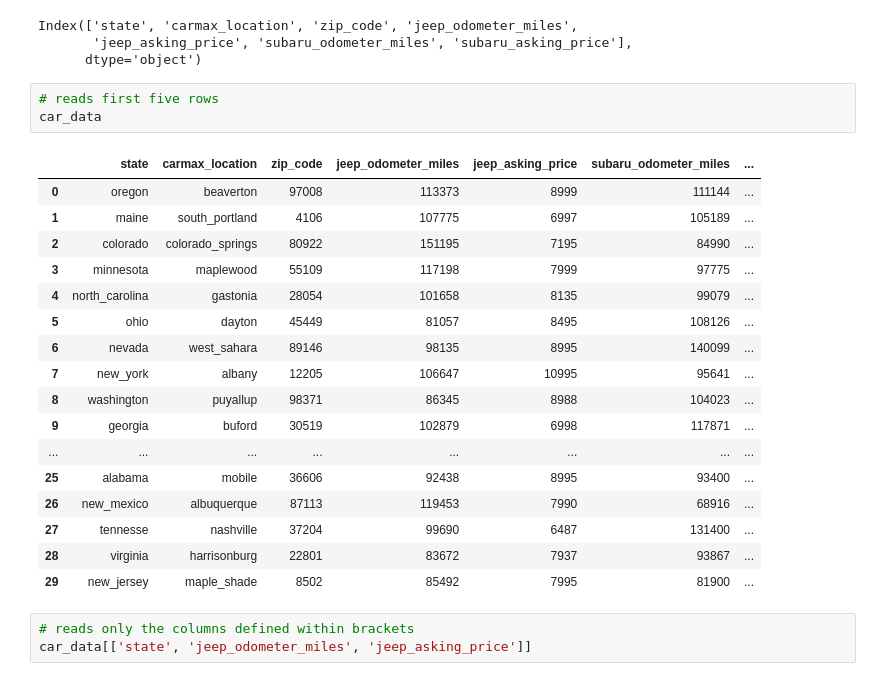
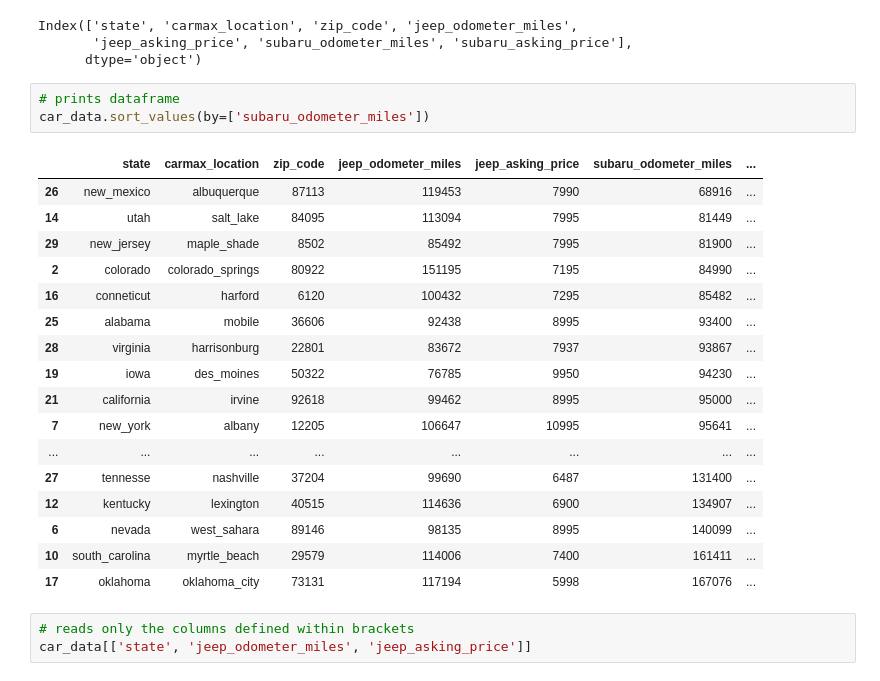
Before and after one commit to djdebonis/jeep_subaru, a Jupyter notebook: jeepsubaruanalysis.ipynb, the cells around one changed output. Saved outputs shown, nothing was run; the diff lists cells and outputs as text.

```diff
--- a/jeepsubaruanalysis.ipynb
+++ b/jeepsubaruanalysis.ipynb
@@ -31,27 +31,27 @@ car_data.columns
 Index(['state', 'carmax_location', 'zip_code', 'jeep_odometer_miles',
        'jeep_asking_price', 'subaru_odometer_miles', 'subaru_asking_price'],
       dtype='object')
-# %%
-# reads first five rows
-car_data
-# %% [output]
-|  | state | carmax_location | zip_code | jeep_odometer_miles | jeep_asking_price | subaru_odometer_miles | ... |
-| 0 | oregon | beaverton | 97008 | 113373 | 8999 | 111144 | ... |
-| 1 | maine | south_portland | 4106 | 107775 | 6997 | 105189 | ... |
-| 2 | colorado | colorado_springs | 80922 | 151195 | 7195 | 84990 | ... |
-| 3 | minnesota | maplewood | 55109 | 117198 | 7999 | 97775 | ... |
-| 4 | north_carolina | gastonia | 28054 | 101658 | 8135 | 99079 | ... |
-| 5 | ohio | dayton | 45449 | 81057 | 8495 | 108126 | ... |
-| 6 | nevada | west_sahara | 89146 | 98135 | 8995 | 140099 | ... |
-| 7 | new_york | albany | 12205 | 106647 | 10995 | 95641 | ... |
-| 8 | washington | puyallup | 98371 | 86345 | 8988 | 104023 | ... |
-| 9 | georgia | buford | 30519 | 102879 | 6998 | 117871 | ... |
-| ... | ... | ... | ... | ... | ... | ... | ... |
-| 25 | alabama | mobile | 36606 | 92438 | 8995 | 93400 | ... |
-| 26 | new_mexico | albuquerque | 87113 | 119453 | 7990 | 68916 | ... |
-| 27 | tennesse | nashville | 37204 | 99690 | 6487 | 131400 | ... |
-| 28 | virginia | harrisonburg | 22801 | 83672 | 7937 | 93867 | ... |
-| 29 | new_jersey | maple_shade | 8502 | 85492 | 7995 | 81900 | ... |
+# %%
+# prints dataframe
+car_data.sort_values(by=['subaru_odometer_miles'])
+# %% [output]
+|  | state | carmax_location | zip_code | jeep_odometer_miles | jeep_asking_price | subaru_odometer_miles | ... |
+| 26 | new_mexico | albuquerque | 87113 | 119453 | 7990 | 68916 | ... |
+| 14 | utah | salt_lake | 84095 | 113094 | 7995 | 81449 | ... |
+| 29 | new_jersey | maple_shade | 8502 | 85492 | 7995 | 81900 | ... |
+| 2 | colorado | colorado_springs | 80922 | 151195 | 7195 | 84990 | ... |
+| 16 | conneticut | harford | 6120 | 100432 | 7295 | 85482 | ... |
+| 25 | alabama | mobile | 36606 | 92438 | 8995 | 93400 | ... |
+| 28 | virginia | harrisonburg | 22801 | 83672 | 7937 | 93867 | ... |
+| 19 | iowa | des_moines | 50322 | 76785 | 9950 | 94230 | ... |
+| 21 | california | irvine | 92618 | 99462 | 8995 | 95000 | ... |
+| 7 | new_york | albany | 12205 | 106647 | 10995 | 95641 | ... |
+| ... | ... | ... | ... | ... | ... | ... | ... |
+| 27 | tennesse | nashville | 37204 | 99690 | 6487 | 131400 | ... |
+| 12 | kentucky | lexington | 40515 | 114636 | 6900 | 134907 | ... |
+| 6 | nevada | west_sahara | 89146 | 98135 | 8995 | 140099 | ... |
+| 10 | south_carolina | myrtle_beach | 29579 | 114006 | 7400 | 161411 | ... |
+| 17 | oklahoma | oklahoma_city | 73131 | 117194 | 5998 | 167076 | ... |
 # %%
 # reads only the columns defined within brackets
 car_data[['state', 'jeep_odometer_miles', 'jeep_asking_price']]
```
Also changed, not shown: parts of 6 cells of this notebook.
